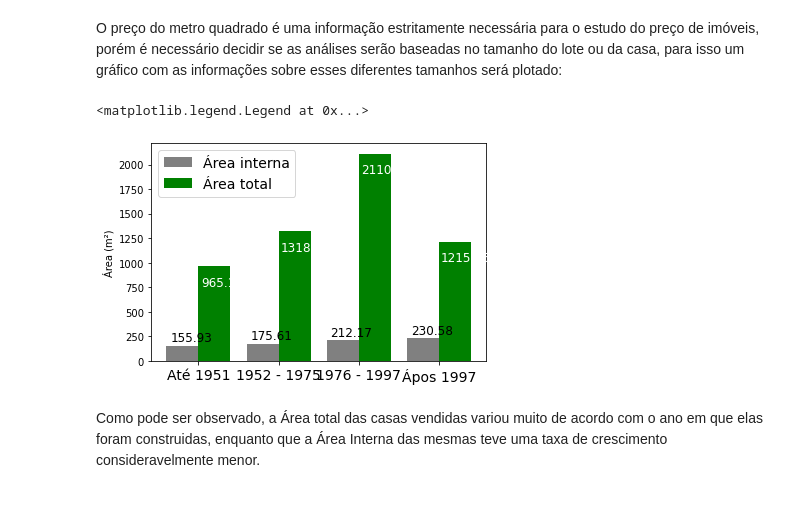
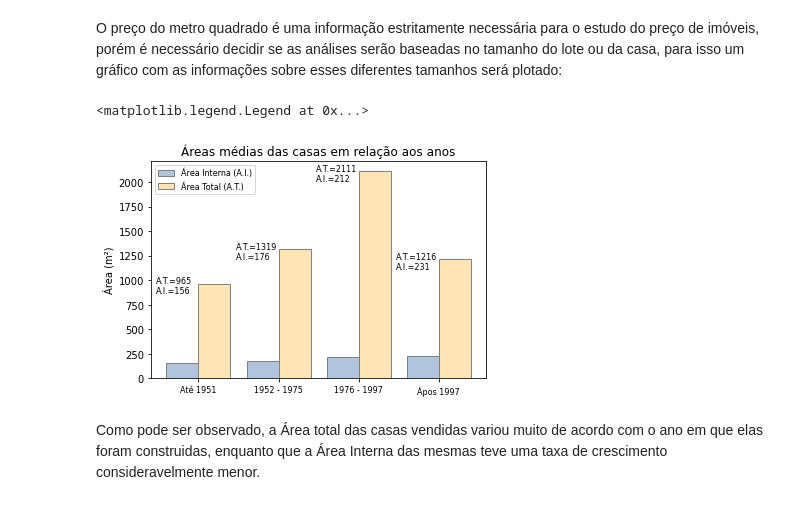
Before and after one commit to Andrercouto/An-lise-explorat-ria-de-dados-com-Python, a Jupyter notebook: Analise.ipynb, the cells around one changed output. Saved outputs shown, nothing was run; the diff lists cells and outputs as text; code cells hidden in the pictures.

```diff
--- a/Analise.ipynb
+++ b/Analise.ipynb
@@ -102,24 +102,25 @@ O preço do metro quadrado é uma informação estritamente necessária para o e
 # %%
 l1 = []
 l2 = []
 
 for n in range(1,5):
-    l1.append(data['m2_living'].loc[data['yr_built_quart'] == n ].mean())
-    l2.append(data['m2_lot'].loc[data['yr_built_quart'] == n ].mean())
-    plt.text(x=n+1.85 , y =round(l1[n-1],2)+40  , s=f"{round(l1[n-1],2)}",fontdict={'size':12})
-    plt.text(x=n+2.23 , y = round(l2[n-1],2)-200 , s=f"{round(l2[n-1],2)}",fontdict={'size':12, 'color':'w'})
+    l1.append(data['m2_living'].loc[data['yr_built_quart'] == n].mean())
+    l2.append(data['m2_lot'].loc[data['yr_built_quart'] == n].mean())
+    plt.text(x=n+1.67 , y =round(l2[n-1],2)-100  , s=f"A.I.={int(round(l1[n-1],0))}",fontdict={'size':8})
+    plt.text(x=n+1.67 , y =round(l2[n-1],2), s=f"A.T.={int(round(l2[n-1],0))}",fontdict={'size':8})
 ind = np.arange(3, 7)
 width = 0.4
-liv = plt.bar(ind, l1, width, color='grey', label='Área interna')
-lot = plt.bar(ind+width, l2, width, color='green', label='Área total')
+liv = plt.bar(ind, l1, width, label='Área Interna (A.I.)', color='lightsteelblue', linewidth=1, edgecolor='grey')
+lot = plt.bar(ind+width, l2, width, label='Área Total (A.T.)', color='moccasin', linewidth=1, edgecolor='grey')
 plt.ylabel('Área (m²)')
 location = ind+width/2
 labels = ['Até 1951', '1952 - 1975', '1976 - 1997', 'Ápos 1997']
-plt.xticks(location, labels, fontsize=14)
-plt.legend(fontsize=14)
+plt.xticks(location, labels, fontsize=8)
+plt.title('Áreas médias das casas em relação aos anos')
+plt.legend(fontsize=8)
 # %% [output]
 <matplotlib.legend.Legend at 0x...>
-[figure, old version]
+[figure, new version]
 # %% [markdown]
 Como pode ser observado, a Área total das casas vendidas variou muito de acordo com o ano em que elas foram construidas, enquanto que a Área Interna das mesmas teve uma taxa de crescimento consideravelmente menor.
 # %%
```
Also changed, not shown: parts of 6 cells of this notebook.
